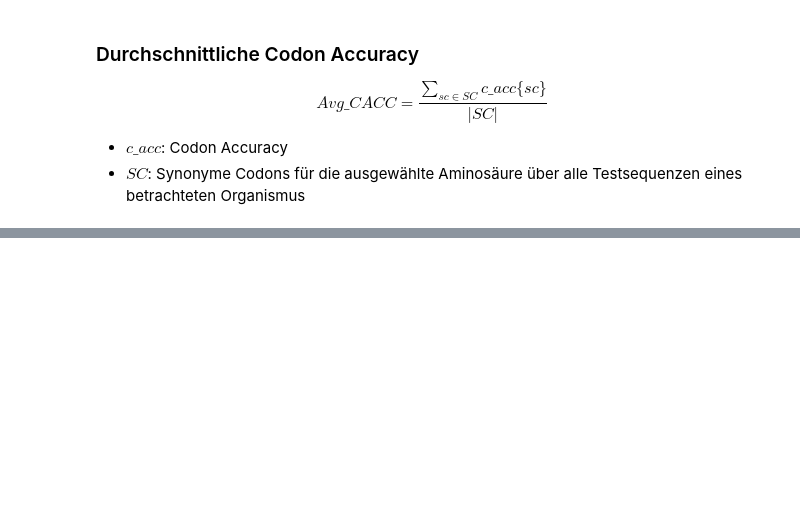
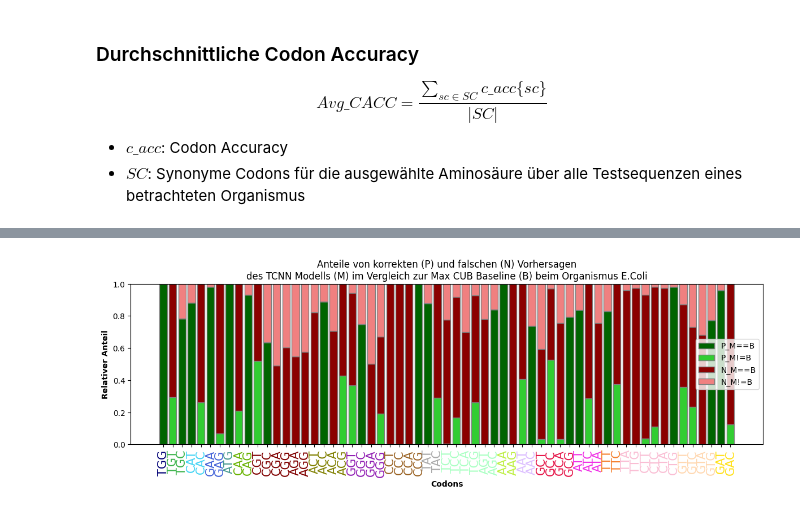
Before and after one commit to maxikuehn/PMDS_Codons, a Jupyter notebook: notebooks/TCNN_Testing.ipynb, the cells around one changed output, grey strips where cells are left out. Cells and saved outputs as stored; diff of their text form; code cells hidden in the pictures; blank space fills up the shorter version.

```diff
--- a/notebooks/TCNN_Testing.ipynb
+++ b/notebooks/TCNN_Testing.ipynb
@@ -422,0 +322,5 @@ ValueError: operands could not be broadcast together with shapes (118513,) (237,
+# %%
+pn_dict = { codon : pn_dict[codon] for codon in keys if codon in pn_dict}
+# %%
+mle.plot_pn_dict(pn_dict, 'TCNN', organism)
+# %% [output]
@@ -422,0 +328 @@ ValueError: operands could not be broadcast together with shapes (118513,) (237,
+[figure, added]
```
Also changed, not shown: parts of 27 cells of this notebook, 15 other files.
